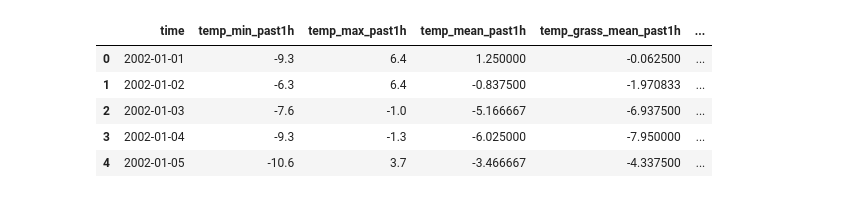
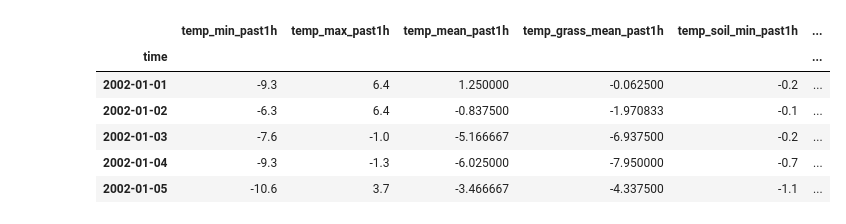
Before and after one commit to nicolaigarder/Forecasting-water-inflow, a Jupyter notebook: LSTM.ipynb, the cells around one changed output. Cells and saved outputs as stored; diff of their text form; code cells hidden in the pictures.

```diff
--- a/LSTM.ipynb
+++ b/LSTM.ipynb
@@ -4,40 +4,40 @@ init_printing()
 # %%
 import pandas as pd
 
 # Load cleaned weather data
 file_path = "/Users/nicolaigarderhansen/Desktop/Bachelorprojekt/Forecasting-water-inflow/dmi_weather_data_cleaned.csv"
 df = pd.read_csv(file_path, header=0, parse_dates=["time"], index_col="time")
 
-# Rename index to "time" for clarity
-df.index.name = "time"
-
-# Ensure weather data (df) has a timezone-naive datetime index
-df.index = df.index.tz_localize(None)
+# Ensure `time` is datetime and remove any timezone info
+df.index = pd.to_datetime(df.index).tz_localize(None)
 
 # Load inflow data (KarupBro)
 file_path_korup_parken = "/Users/nicolaigarderhansen/Desktop/Bachelorprojekt/Data/Bygholm_Kørup_Parken_VNF_døgn_1975-2023.csv"
 korup_parken_df = pd.read_csv(file_path_korup_parken, decimal=",", encoding="ISO-8859-1", delimiter=";")
 
 # Clean column names
 korup_parken_df.columns = korup_parken_df.columns.str.strip()
 korup_parken_df.columns = ["timestamp", "KarupBro", "BygholmPark"]
+
+# Convert timestamp to datetime (ensure it's properly formatted)
 korup_parken_df["timestamp"] = pd.to_datetime(korup_parken_df["timestamp"], format="%d-%m-%Y")
 
-# Rename timestamp to match weather data index
-korup_parken_df.rename(columns={"timestamp": "time"}, inplace=True)
+# Set timestamp as index to match `df`
+korup_parken_df.set_index("timestamp", inplace=True)
 
-# Merge inflow data with weather data
-merged_df = df.merge(korup_parken_df[["time", "KarupBro"]], on="time", how="left")
+# Drop unnecessary column
+korup_parken_df.drop(columns=["BygholmPark"], inplace=True)
 
-# Drop BygholmPark column if present
-if "BygholmPark" in merged_df.columns:
-    merged_df = merged_df.drop(columns=["BygholmPark"])
+# Merge data on the index instead of the column
+merged_df = df.join(korup_parken_df, how="left")
 
+# Check result
 merged_df.head()
 # %% [output]
-|  | time | temp_min_past1h | temp_max_past1h | temp_mean_past1h | temp_grass_mean_past1h | ... |
-| 0 | 2002-01-01 | -9.3 | 6.4 | 1.250000 | -0.062500 | ... |
-| 1 | 2002-01-02 | -6.3 | 6.4 | -0.837500 | -1.970833 | ... |
-| 2 | 2002-01-03 | -7.6 | -1.0 | -5.166667 | -6.937500 | ... |
-| 3 | 2002-01-04 | -9.3 | -1.3 | -6.025000 | -7.950000 | ... |
-| 4 | 2002-01-05 | -10.6 | 3.7 | -3.466667 | -4.337500 | ... |
+|  | temp_min_past1h | temp_max_past1h | temp_mean_past1h | temp_grass_mean_past1h | temp_soil_min_past1h | ... |
+| time |  |  |  |  |  | ... |
+| 2002-01-01 | -9.3 | 6.4 | 1.250000 | -0.062500 | -0.2 | ... |
+| 2002-01-02 | -6.3 | 6.4 | -0.837500 | -1.970833 | -0.1 | ... |
+| 2002-01-03 | -7.6 | -1.0 | -5.166667 | -6.937500 | -0.2 | ... |
+| 2002-01-04 | -9.3 | -1.3 | -6.025000 | -7.950000 | -0.7 | ... |
+| 2002-01-05 | -10.6 | 3.7 | -3.466667 | -4.337500 | -1.1 | ... |
```
Also changed, not shown: parts of 3 cells of this notebook, 1 other file.
